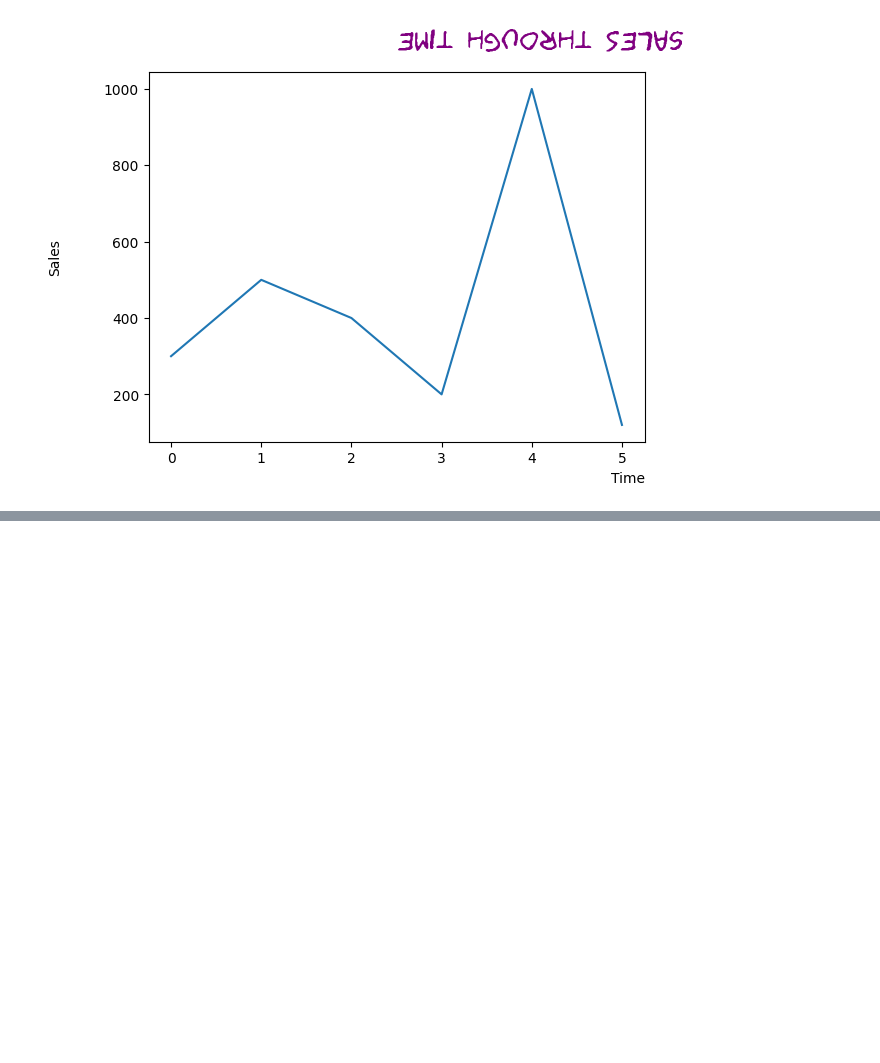
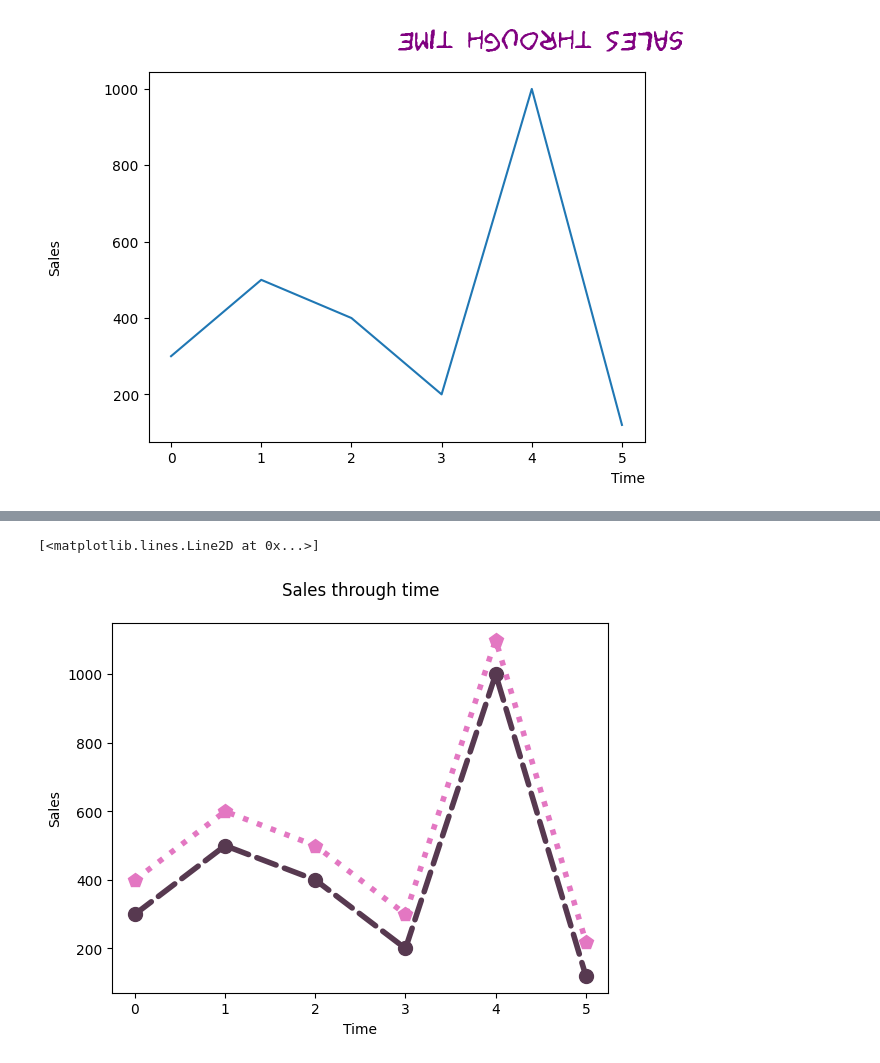
Before and after one commit to miladziekanowska/Data_Analytics, a Jupyter notebook: Matplotlib_Basics.ipynb, the cells around one changed output, grey strips where cells are left out. Drawn from its saved outputs; the diff is of its cells as text; code cells hidden in the pictures; blank space fills up the shorter version.

Commit message:
Lines and markers

```diff
--- a/Matplotlib_Basics.ipynb
+++ b/Matplotlib_Basics.ipynb
@@ -97,0 +125,18 @@ Text(0, 0.5, 'Sales')
+# %%
+# Alright, let's do dome visualization magic
+fig, ax = plt.subplots()
+
+ax.set_title('Sales through time', pad=20)
+ax.set_xlabel('Time')
+ax.set_ylabel('Sales')
+
+
+# there are two ways to change the visual of our lines or points
+# well, it's actually one way, but one is descriptive
+ax.plot(df['Time'], df['Sales'], color='#573950', marker='o', ls='dashed', dash_capstyle='round', linewidth=4, markersize=10)
+
+# or we can used shorthand notation which goes: "ColorMarkerLinestyle" (we can skip any of these, but the order is important)
+ax.plot(df['Time'], df['Sales2'], 'C6p:', linewidth=4, markersize=10)
+# %% [output]
+[<matplotlib.lines.Line2D at 0x...>]
+[figure, added]
```
Also changed, not shown: parts of 11 cells of this notebook.
